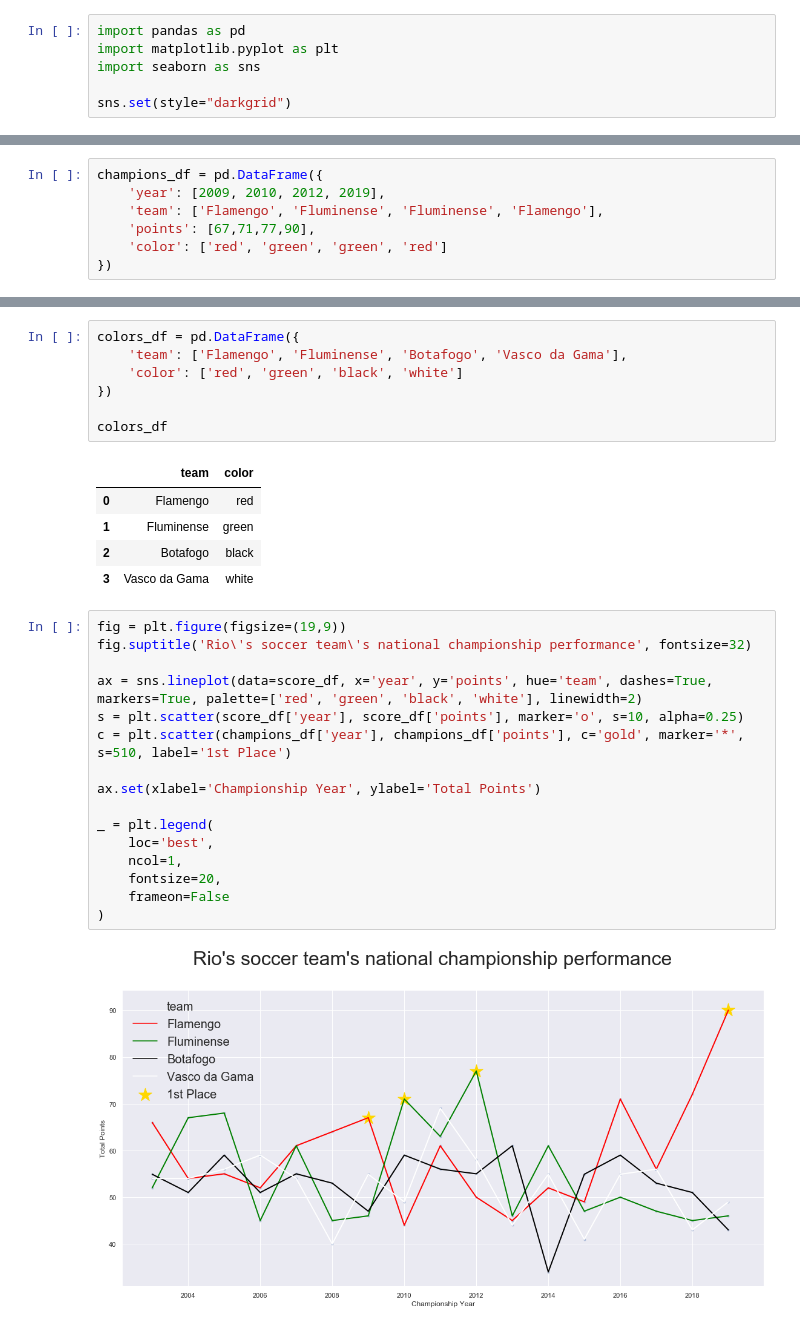
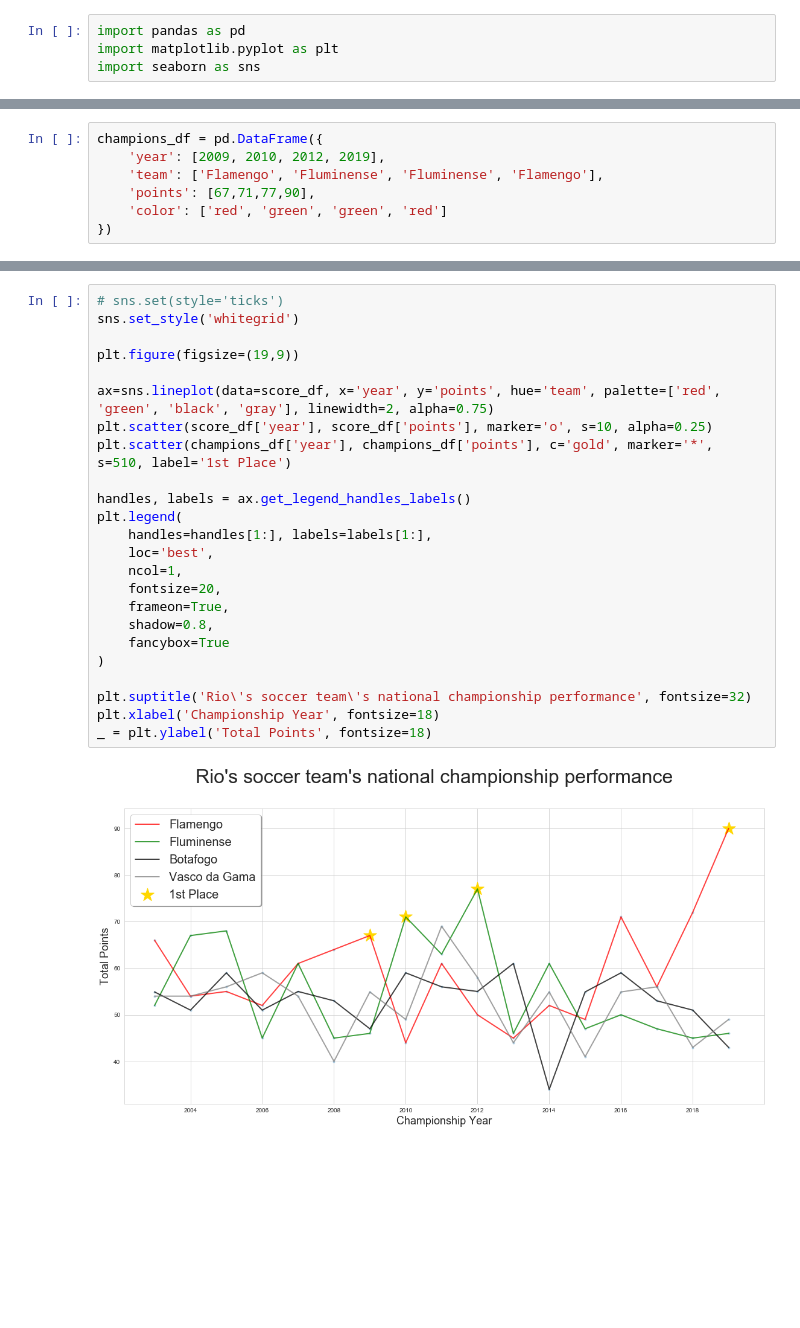
Before and after one commit to clawall/applied-plotting-charting-data-representation-in-python, a Jupyter notebook: assignment_4/Assignment4.ipynb, the cells around one changed output, grey strips where cells are left out. Drawn from its saved outputs; the diff is of its cells as text; blank space fills up the shorter version.

```diff
--- a/assignment_4/Assignment4.ipynb
+++ b/assignment_4/Assignment4.ipynb
@@ -35,8 +35,6 @@ Looking for an example? Here's what our course assistant put together for the **
 import pandas as pd
 import matplotlib.pyplot as plt
 import seaborn as sns
-
-sns.set(style="darkgrid")
 # %%
 score_df = pd.read_csv('./final_scores_campeonato_brasileiro.csv')
 
@@ -112,31 +110,26 @@ champions_df
-# %%
-colors_df = pd.DataFrame({
-    'team': ['Flamengo', 'Fluminense', 'Botafogo', 'Vasco da Gama'],
-    'color': ['red', 'green', 'black', 'white']
-})
-
-colors_df
-# %% [output]
-|  | team | color |
-| 0 | Flamengo | red |
-| 1 | Fluminense | green |
-| 2 | Botafogo | black |
-| 3 | Vasco da Gama | white |
 # %%
-fig = plt.figure(figsize=(19,9))
-fig.suptitle('Rio\'s soccer team\'s national championship performance', fontsize=32)
+# sns.set(style='ticks')
+sns.set_style('whitegrid')
 
-ax = sns.lineplot(data=score_df, x='year', y='points', hue='team', dashes=True, markers=True, palette=['red', 'green', 'black', 'white'], linewidth=2)
-s = plt.scatter(score_df['year'], score_df['points'], marker='o', s=10, alpha=0.25)
-c = plt.scatter(champions_df['year'], champions_df['points'], c='gold', marker='*', s=510, label='1st Place')
+plt.figure(figsize=(19,9))
 
-ax.set(xlabel='Championship Year', ylabel='Total Points')
+ax=sns.lineplot(data=score_df, x='year', y='points', hue='team', palette=['red', 'green', 'black', 'gray'], linewidth=2, alpha=0.75)
+plt.scatter(score_df['year'], score_df['points'], marker='o', s=10, alpha=0.25)
+plt.scatter(champions_df['year'], champions_df['points'], c='gold', marker='*', s=510, label='1st Place')
 
-_ = plt.legend(
+handles, labels = ax.get_legend_handles_labels()
+plt.legend(
+    handles=handles[1:], labels=labels[1:],
     loc='best',
     ncol=1,
     fontsize=20,
-    frameon=False
+    frameon=True,
+    shadow=0.8,
+    fancybox=True
 )
+
+plt.suptitle('Rio\'s soccer team\'s national championship performance', fontsize=32)
+plt.xlabel('Championship Year', fontsize=18)
+_ = plt.ylabel('Total Points', fontsize=18)
 # %% [output]
-[figure, old version]
+[figure, new version]
```
Also changed, not shown: parts of 1 cell of this notebook.
